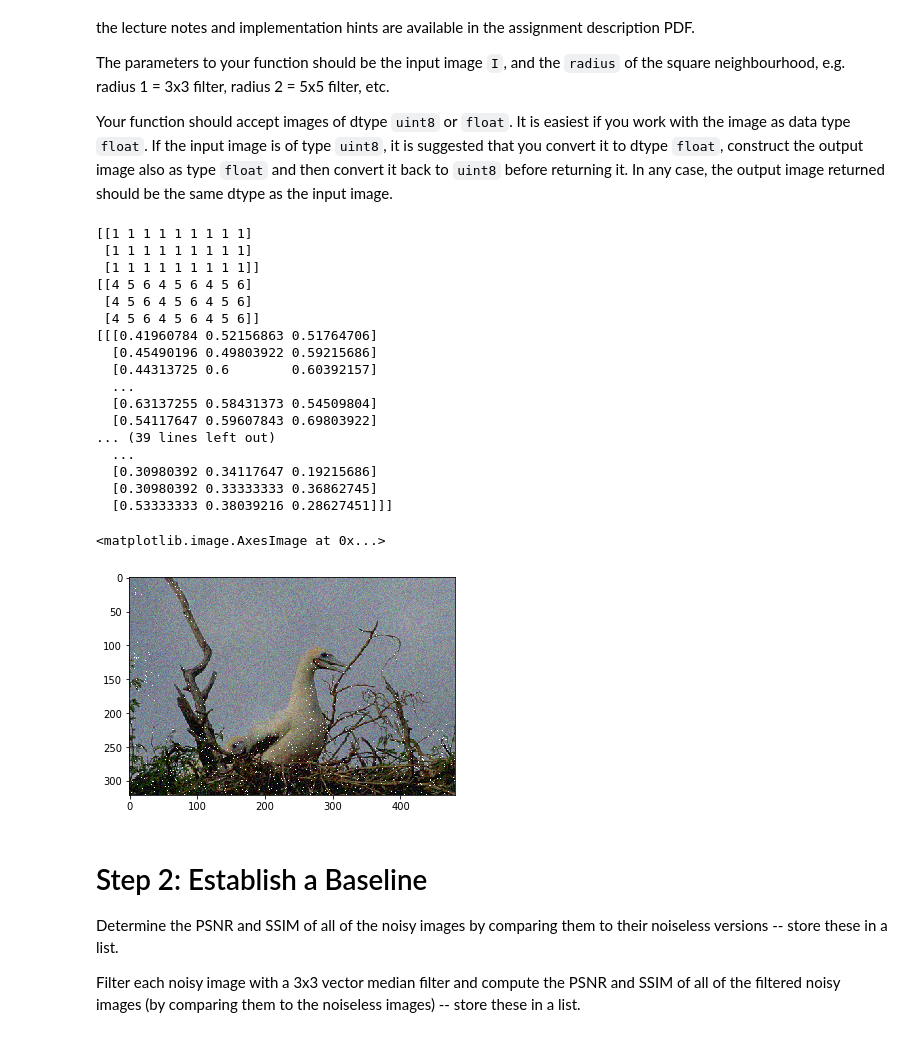
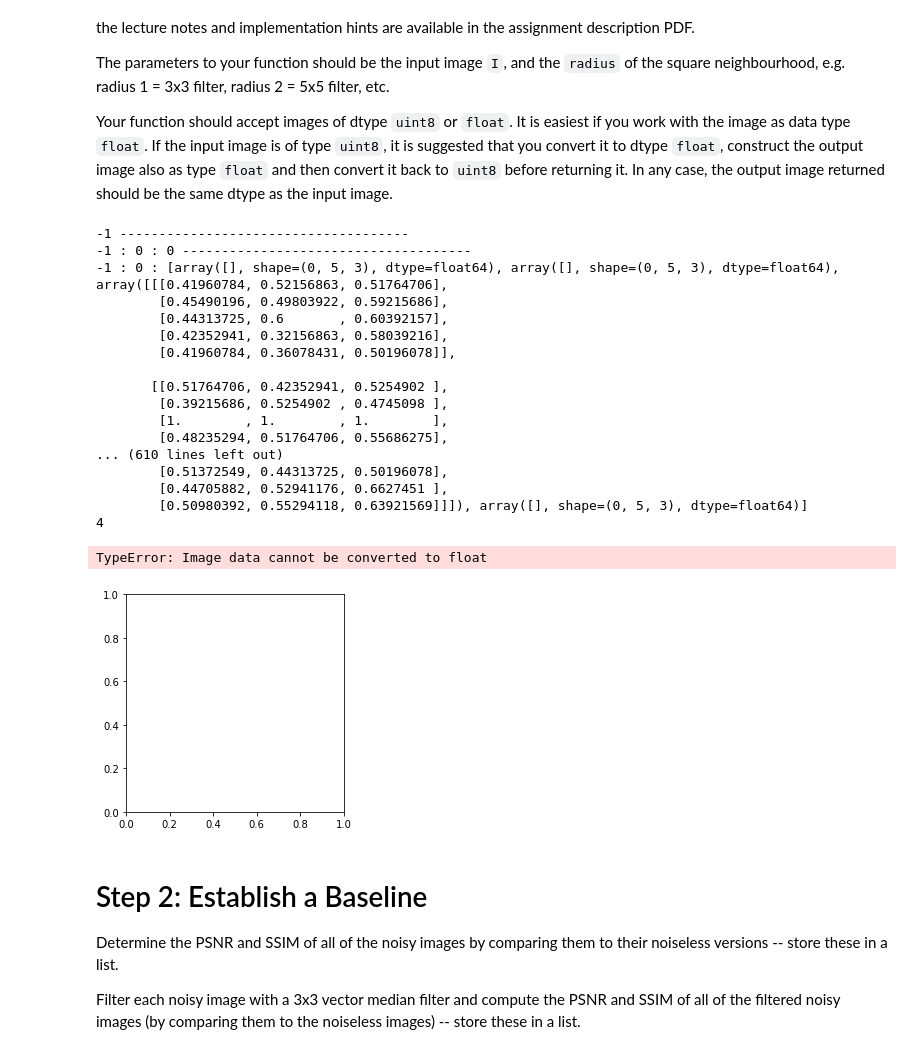
Before and after one commit to satiowadahc/CMPT487A1, a Jupyter notebook: asn1-q1.ipynb, the cells around one changed output. Cells and saved outputs as stored; diff of their text form; code cells hidden in the pictures.

Commit message:
yvector sorta figured out?

```diff
--- a/asn1-q1.ipynb
+++ b/asn1-q1.ipynb
@@ -6,27 +6,3 @@ Write a function that implements the vector median filter.  Details on the vecto
 The parameters to your function should be the input image `I`, and the `radius` of the square neighbourhood, e.g. radius 1 = 3x3 filter, radius 2 = 5x5 filter, etc.
 
 Your function should accept images of dtype `uint8` or `float`.    It is easiest if you work with the image as data type `float`.   If the input image is of type `uint8`, it is suggested that you convert it to dtype `float`, construct the output image also as type `float` and then convert it back to `uint8` before returning it.  In any case, the output image returned should be the same dtype as the input image.
-# %%
-import numpy as np
-import skimage.util as util
-
-def vector_median(I, radius):
-
-    # Fill in the function here.
-
-    # Check for float
-    if I.dtype == 'uint8':
-        I = util.img_as_float(I)
-
-    # Create Vector with tile
-    # slide 68
-    u = ([1, 1, 1])
-    y = np.tile(u, (radius, radius))
-
-    v = ([4, 5, 6])
-    x = np.tile(v, (radius, radius))
-
-    for pixel in I:
-
-
-    return
@@ -33,31 +39,42 @@ def vector_median(I, radius):
 # %%
 # Can't seem to point it at my directory with references
 
 import skimage.io as io
 import matplotlib.pyplot as plt
-i = io.imread('C:/Users/woita/PycharmProjects/CMPT487A1/images/noisy/8049.png')
-vector_median(i, 3)
-plt.imshow(i)
+import numpy as np
+i = io.imread('images/noisy/8049.png')
+
+test = []
+
+for xp in range(5):
+    for yp in range(5):
+        # print(i[xp][yp], end=' ')
+        test.append(i[xp][yp])
+    print(' ')
+
+t = np.reshape(np.asarray(test), [5, 5, 3])
+vector_median(t, 1)
+plt.imshow(t)
 # %% [output]
-[[1 1 1 1 1 1 1 1 1]
- [1 1 1 1 1 1 1 1 1]
- [1 1 1 1 1 1 1 1 1]]
-[[4 5 6 4 5 6 4 5 6]
- [4 5 6 4 5 6 4 5 6]
- [4 5 6 4 5 6 4 5 6]]
-[[[0.41960784 0.52156863 0.51764706]
-  [0.45490196 0.49803922 0.59215686]
-  [0.44313725 0.6        0.60392157]
-  ...
-  [0.63137255 0.58431373 0.54509804]
-  [0.54117647 0.59607843 0.69803922]
-... (39 lines left out)
-  ...
-  [0.30980392 0.34117647 0.19215686]
-  [0.30980392 0.33333333 0.36862745]
-  [0.53333333 0.38039216 0.28627451]]]
+-1 -------------------------------------
+-1 : 0 : 0 -------------------------------------
+-1 : 0 : [array([], shape=(0, 5, 3), dtype=float64), array([], shape=(0, 5, 3), dtype=float64), array([[[0.41960784, 0.52156863, 0.51764706],
+        [0.45490196, 0.49803922, 0.59215686],
+        [0.44313725, 0.6       , 0.60392157],
+        [0.42352941, 0.32156863, 0.58039216],
+        [0.41960784, 0.36078431, 0.50196078]],
+
+       [[0.51764706, 0.42352941, 0.5254902 ],
+        [0.39215686, 0.5254902 , 0.4745098 ],
+        [1.        , 1.        , 1.        ],
+        [0.48235294, 0.51764706, 0.55686275],
+... (610 lines left out)
+        [0.51372549, 0.44313725, 0.50196078],
+        [0.44705882, 0.52941176, 0.6627451 ],
+        [0.50980392, 0.55294118, 0.63921569]]]), array([], shape=(0, 5, 3), dtype=float64)]
+4
-<matplotlib.image.AxesImage at 0x...>
+TypeError: Image data cannot be converted to float
-[figure, old version]
+[figure, new version]
 # %% [markdown]
 # Step 2: Establish a Baseline
 
```
Also changed, not shown: parts of 1 cell of this notebook.
